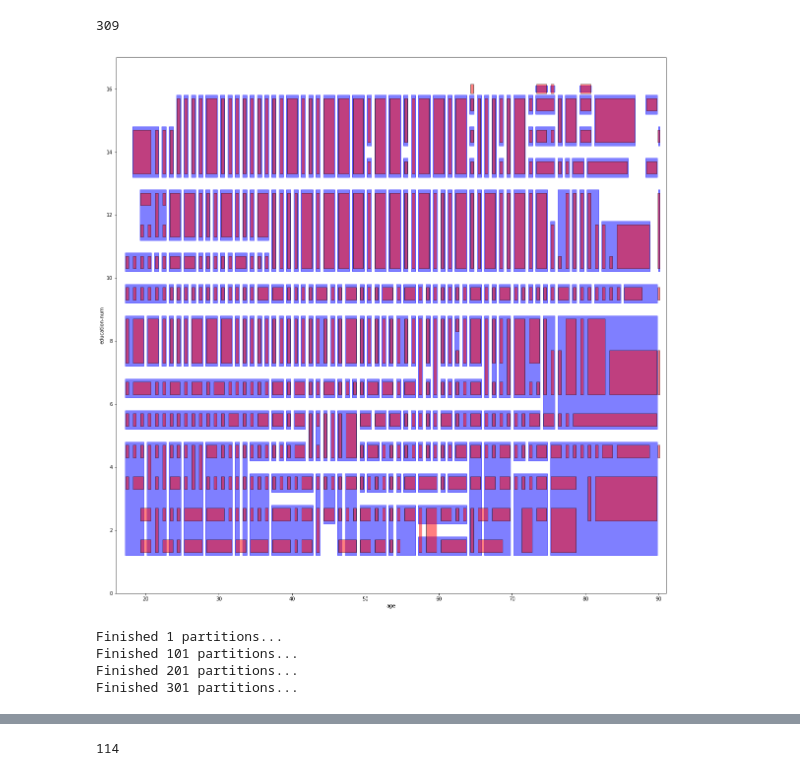
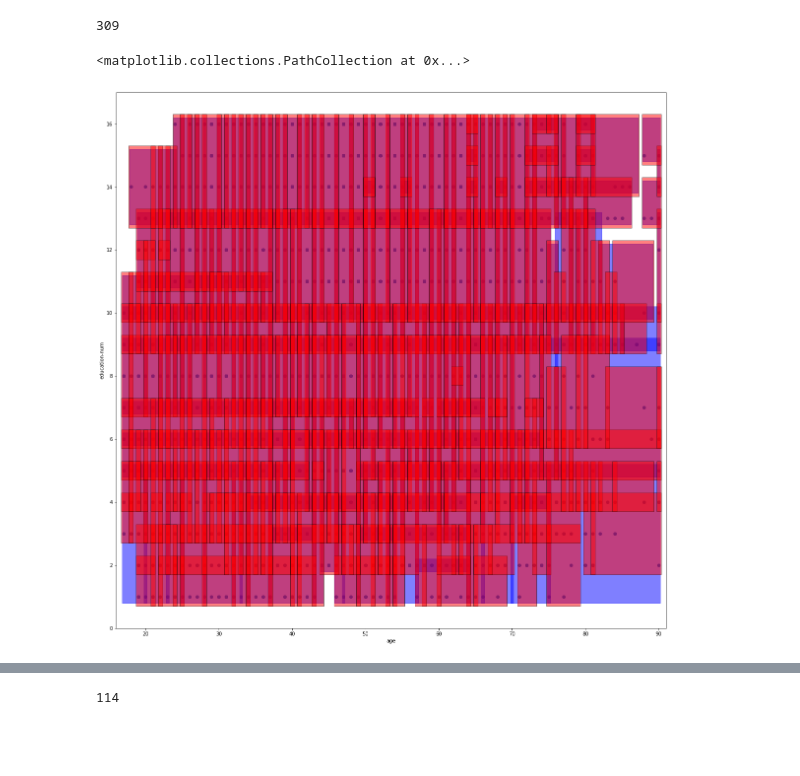
Before and after one commit to kiprotect/data-privacy-for-data-scientists, a Jupyter notebook: notebooks/02 - k Anonymity.ipynb, the cells around one changed output, grey strips where cells are left out. Saved outputs shown, nothing was run; the diff lists cells and outputs as text; code cells hidden in the pictures; blank space fills up the shorter version.

Commit message:
Factored out solutions to k-anonymity notebook.

```diff
--- a/notebooks/02 - k Anonymity.ipynb
+++ b/notebooks/02 - k Anonymity.ipynb
@@ -167,0 +108,11 @@ def is_k_anonymous(df, partition, sensitive_column, k=3):
+# %%
+% load "../solutions/k-anonymity/spans.py"
+
+def get_spans(df, partition, scale=None):
+    """
+    :param        df: the dataframe for which to calculate the spans
+    :param partition: the partition for which to calculate the spans
+    :param     scale: if given, the spans of each column will be divided
+                      by the value in `scale` for that column
+    :        returns: The spans of all columns in the partition
+    """
@@ -237,12 +214,8 @@ def get_coords(df, column, partition, indexes, offset=0.1):
         l = sv[sv.index[0]]
         r = next_value
     # we add some offset to make the partitions more easily visible
-    if l == r:
-        l -= offset*0.5
-        r += offset*0.5
-    else:
-        l += offset
-        r -= offset
+    l -= offset
+    r += offset
     return l, r
 
 def get_partition_rects(df, partitions, column_x, column_y, indexes, offsets=[0.1, 0.1]):
@@ -353,6 +314,0 @@ dfn.sort_values(feature_columns+[sensitive_column])
-# %%
-def diversity(df, partition, column):
-    return len(df[column][partition].unique())
-
-def is_l_diverse(df, partition, sensitive_column, l=2):
-    return diversity(df, partition, sensitive_column) >= l
@@ -359 +350,11 @@ def is_l_diverse(df, partition, sensitive_column, l=2):
+# %%
+%load "../solutions/k-anonymity/diversity.py"
+
+def is_l_diverse(df, partition, sensitive_column, l=2):
+    """
+    :param               df: The dataframe for which to check l-diversity
+    :param        partition: The partition of the dataframe on which to check l-diversity
+    :param sensitive_column: The name of the sensitive column
+    :param                l: The minimum required diversity of sensitive attribute values in the partition
+    """
 # %%
@@ -368,14 +370,9 @@ l_diverse_rects = get_partition_rects(df, finished_l_diverse_partitions, column_
 # %%
 pl.figure(figsize=(20,20))
 ax = pl.subplot(111)
 plot_rects(df, ax, l_diverse_rects, column_x, column_y, edgecolor='b', facecolor='b')
 plot_rects(df, ax, rects, column_x, column_y, facecolor='r')
+pl.scatter(df[column_x], df[column_y])
 # %% [output]
+<matplotlib.collections.PathCollection at 0x...>
-[figure, old version]
+[figure, new version]
-# %%
-dfl = build_anonymized_dataset(df, finished_l_diverse_partitions, feature_columns, sensitive_column)
-# %% [output]
-Finished 1 partitions...
-Finished 101 partitions...
-Finished 201 partitions...
-Finished 301 partitions...
```
Also changed, not shown: parts of 41 cells of this notebook, 13 other files.
